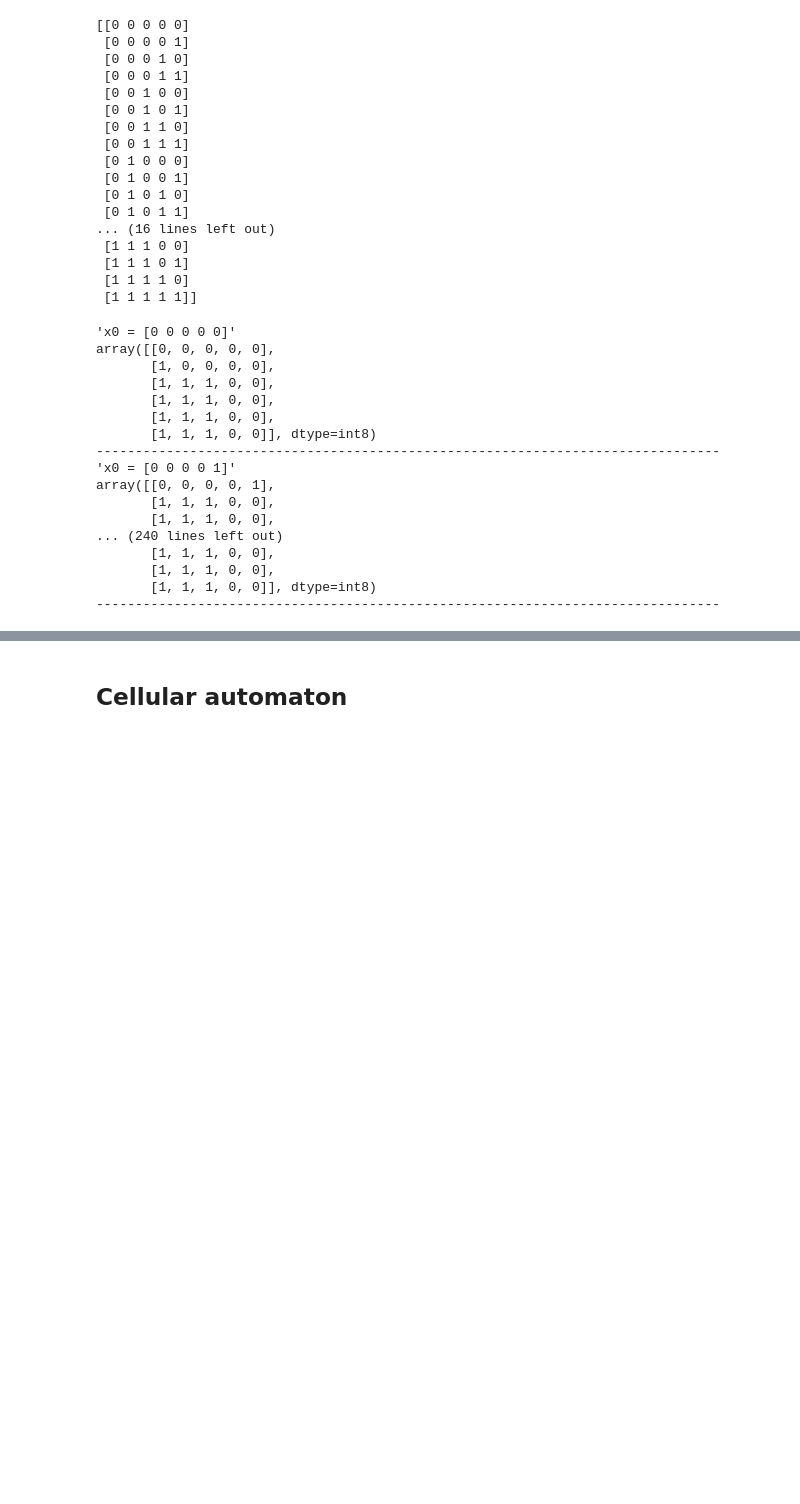
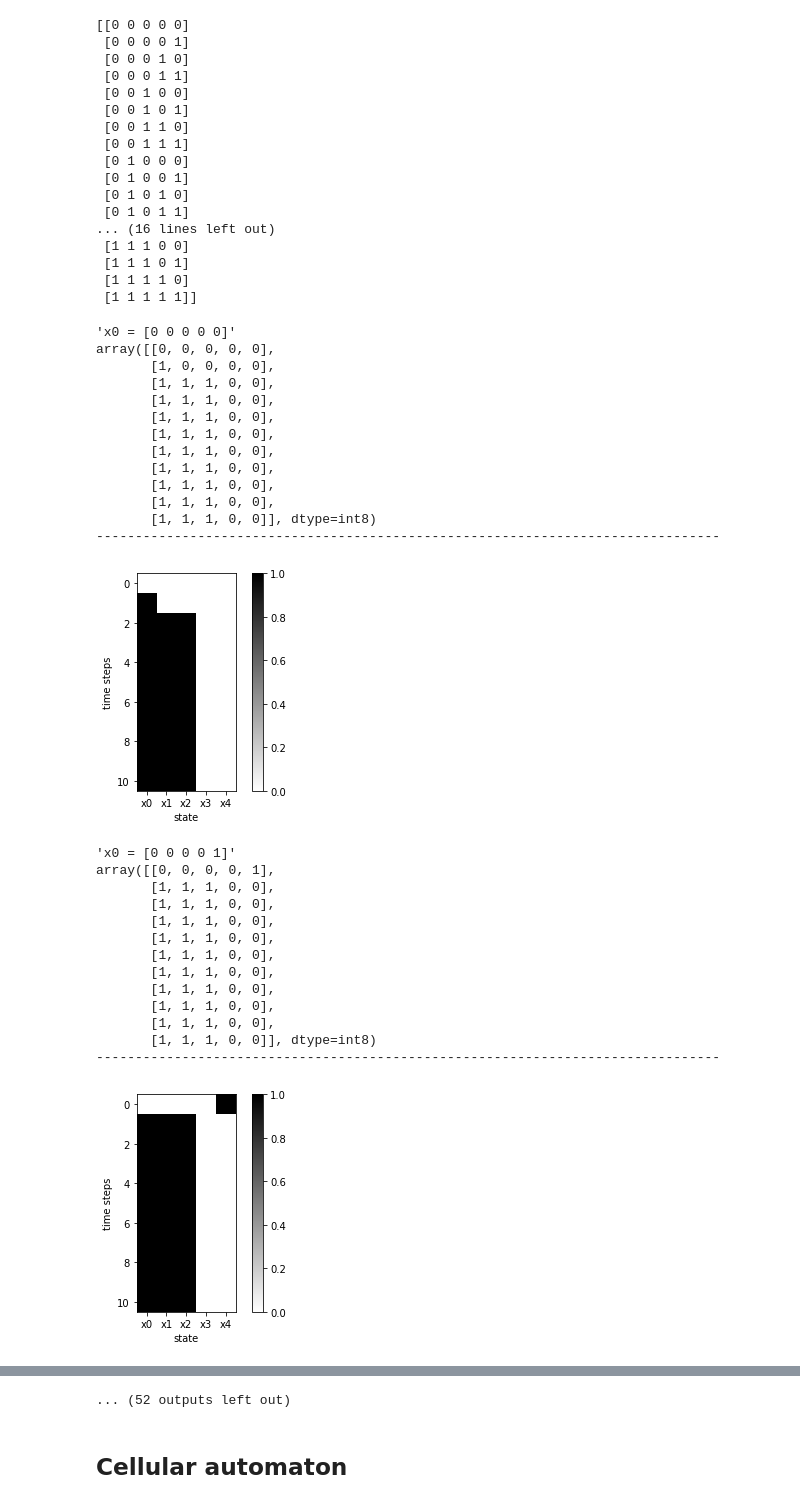
Before and after one commit to matthiaskoenig/modelling_ws2018, a Jupyter notebook: 01_boolean_cellular/01_boolean_cellular_solution.ipynb, the cells around one changed output, grey strips where cells are left out. Drawn from its saved outputs; the diff is of its cells as text; code cells hidden in the pictures; blank space fills up the shorter version.

```diff
--- a/01_boolean_cellular/01_boolean_cellular_solution.ipynb
+++ b/01_boolean_cellular/01_boolean_cellular_solution.ipynb
@@ -308,7 +387,7 @@ print(ndstates_init)
  [1 1 1 1 0]
  [1 1 1 1 1]]
 # %%
-def ndsimulate(x0, f_rules, steps=5):
+def ndsimulate(x0, f_rules, steps=10):
     """ Simulates the boolean network from initial state by applying the given rules.
         x0: initial state (boolean vector)
         f_rules: rules for the network
@@ -327,40 +406,56 @@ def ndsimulate(x0, f_rules, steps=5):
 
 def f_task2(x):
     """
-    X1 = INVERSE(X4)
-    X5 = IDENTIY(X4)
-    X2 = OR(X1, X5)
-    X3 = OR(X1, X5)
-    X4 = XOR(X3, X2)
+    Use naming conventions close to the programming code (zero indexing!)
+
+    X0 = INVERSE(X3)
+    X4 = IDENTIY(X3)
+    X1 = OR(X0, X4)
+    X2 = OR(X0, X4)
+    X3 = XOR(X2, X1)
     """
     y = np.zeros_like(x)
     y[0] = np.invert(x[3])
     y[4] = x[3]
     y[1] = x[0] or x[4]
     y[2] = x[0] or x[4]
     # xor hack
     y[3] = x[2] or x[1]
     if (x[2] and x[1]):
         y[3] = False
     return y
 
+from matplotlib import pyplot as plt
+
 for x0 in ndstates_init:
     states = ndsimulate(x0, f_rules=f_task2)
+    plot_states(states)
 # %% [output]
 'x0 = [0 0 0 0 0]'
 array([[0, 0, 0, 0, 0],
        [1, 0, 0, 0, 0],
        [1, 1, 1, 0, 0],
        [1, 1, 1, 0, 0],
        [1, 1, 1, 0, 0],
-       [1, 1, 1, 0, 0]], dtype=int8)
---------------------------------------------------------------------------------
-'x0 = [0 0 0 0 1]'
-array([[0, 0, 0, 0, 1],
        [1, 1, 1, 0, 0],
        [1, 1, 1, 0, 0],
-... (240 lines left out)
+       [1, 1, 1, 0, 0],
        [1, 1, 1, 0, 0],
        [1, 1, 1, 0, 0],
        [1, 1, 1, 0, 0]], dtype=int8)
 --------------------------------------------------------------------------------
+[figure, added]
+'x0 = [0 0 0 0 1]'
+array([[0, 0, 0, 0, 1],
+       [1, 1, 1, 0, 0],
+       [1, 1, 1, 0, 0],
+       [1, 1, 1, 0, 0],
+       [1, 1, 1, 0, 0],
+       [1, 1, 1, 0, 0],
+       [1, 1, 1, 0, 0],
+       [1, 1, 1, 0, 0],
+       [1, 1, 1, 0, 0],
+       [1, 1, 1, 0, 0],
+       [1, 1, 1, 0, 0]], dtype=int8)
+--------------------------------------------------------------------------------
+[figure, added]
@@ -367,3 +518,4 @@ array([[0, 0, 0, 0, 1],
+... (52 outputs left out)
 # %% [markdown]
 ## Cellular automaton
 # %% [markdown]
```
Also changed, not shown: parts of 4 cells of this notebook, 2 other files.
